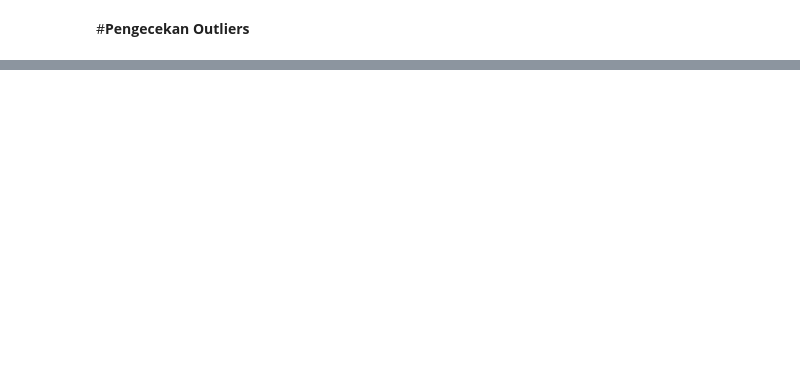
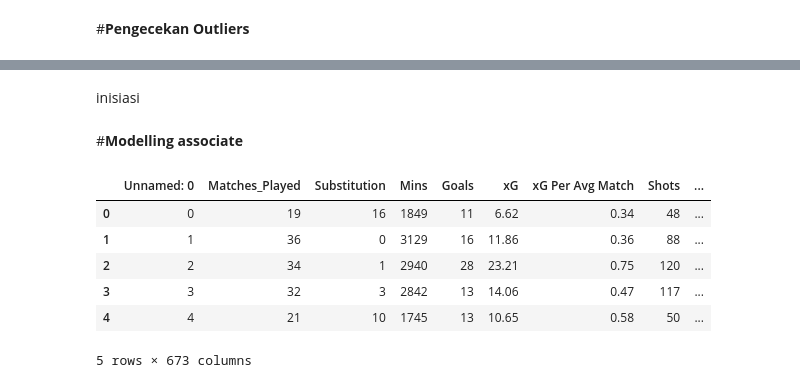
Before and after one commit to LeoDRoger/DATASET_PEMAINBOLA, a Jupyter notebook: Muhammad_Akmal_Falah_091.ipynb, the cells around one changed output, grey strips where cells are left out. Drawn from its saved outputs; the diff is of its cells as text; code cells hidden in the pictures; blank space fills up the shorter version.

```diff
--- a/Muhammad_Akmal_Falah_091.ipynb
+++ b/Muhammad_Akmal_Falah_091.ipynb
@@ -274,0 +250,6 @@ df
+# %% [markdown]
+inisiasi
+# %%
+df=pd.read_csv('https://raw.githubusercontent.com/LeoDRoger/DATASET_PEMAINBOLA/main/Data%20Cleaned.csv')
+# %% [markdown]
+#**Modelling associate**
@@ -274,0 +258,12 @@ df
+# %%
+df = pd.get_dummies(df)
+# %%
+df.head()
+# %% [output]
+|  | Unnamed: 0 | Matches_Played | Substitution | Mins | Goals | xG | xG Per Avg Match | Shots | ... |
+| 0 | 0 | 19 | 16 | 1849 | 11 | 6.62 | 0.34 | 48 | ... |
+| 1 | 1 | 36 | 0 | 3129 | 16 | 11.86 | 0.36 | 88 | ... |
+| 2 | 2 | 34 | 1 | 2940 | 28 | 23.21 | 0.75 | 120 | ... |
+| 3 | 3 | 32 | 3 | 2842 | 13 | 14.06 | 0.47 | 117 | ... |
+| 4 | 4 | 21 | 10 | 1745 | 13 | 10.65 | 0.58 | 50 | ... |
+5 rows × 673 columns
```
Also changed, not shown: parts of 22 cells of this notebook.
